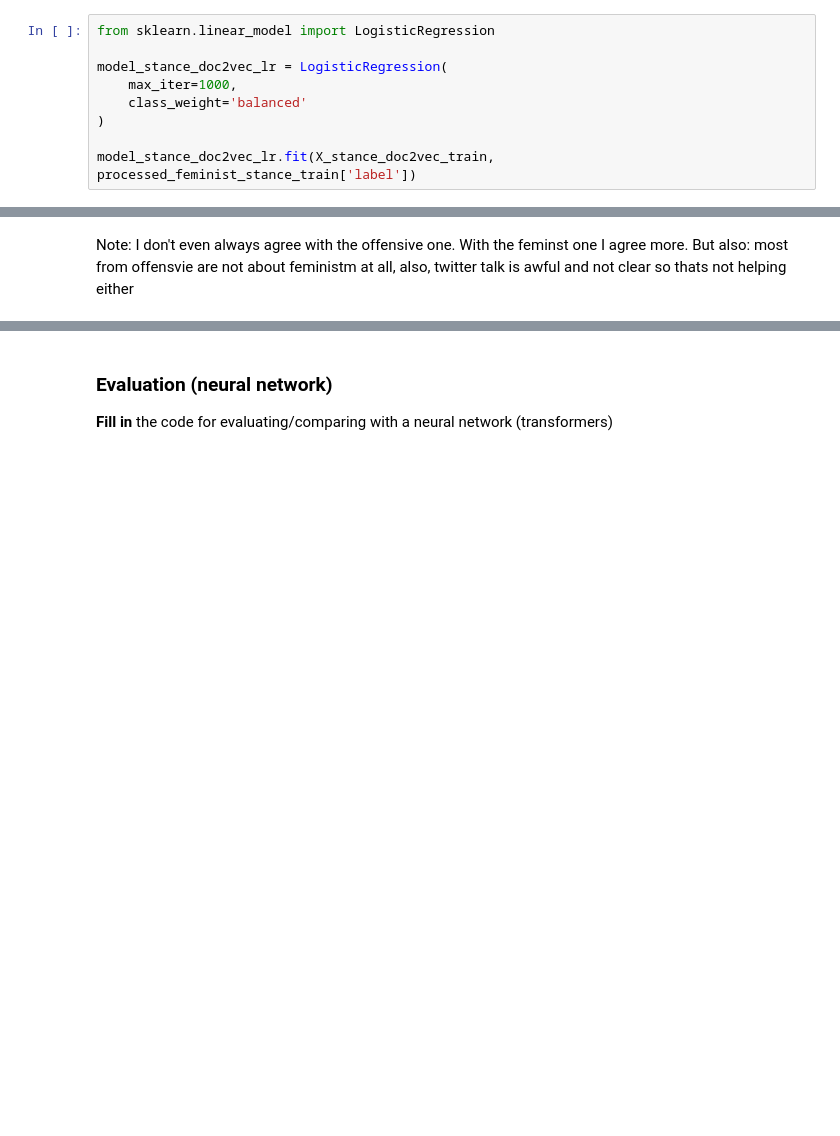
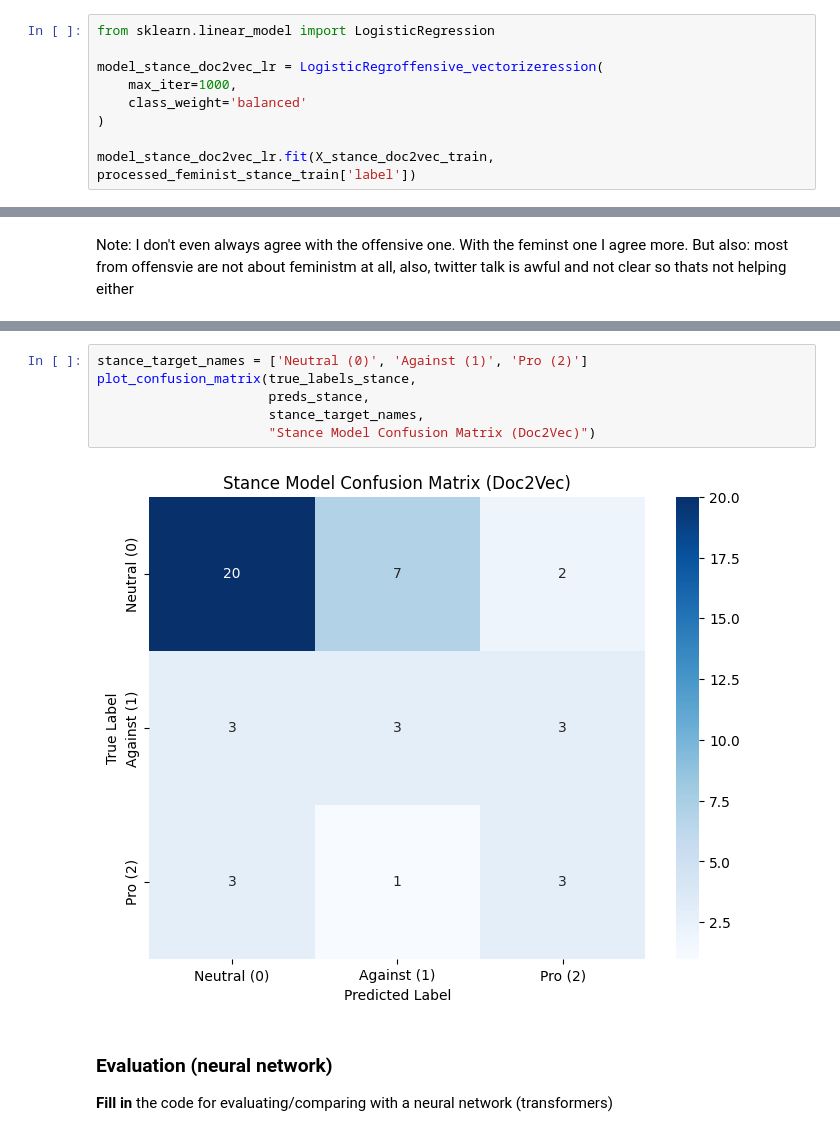
Before and after one commit to ameyer3/hslu-nlp-project, a Jupyter notebook: GW.ipynb, the cells around one changed output, grey strips where cells are left out. Drawn from its saved outputs; the diff is of its cells as text; blank space fills up the shorter version.

```diff
--- a/GW.ipynb
+++ b/GW.ipynb
@@ -391,7 +411,7 @@ X_offensive_doc2vec_validation = infer_vectors(model_offensive_doc2vec, processe
 # %%
 from sklearn.linear_model import LogisticRegression
 
-model_stance_doc2vec_lr = LogisticRegression(
+model_stance_doc2vec_lr = LogisticRegroffensive_vectorizeression(
     max_iter=1000,
     class_weight='balanced'
 )
@@ -638,3 +818,11 @@ Note: I don't even always agree with the offensive one. With the feminst one I a
+# %%
+stance_target_names = ['Neutral (0)', 'Against (1)', 'Pro (2)']
+plot_confusion_matrix(true_labels_stance,
+                      preds_stance,
+                      stance_target_names,
+                      "Stance Model Confusion Matrix (Doc2Vec)")
+# %% [output]
+[figure, added]
 # %% [markdown]
 ### Evaluation (neural network)
 
```
Also changed, not shown: parts of 8 cells of this notebook.
